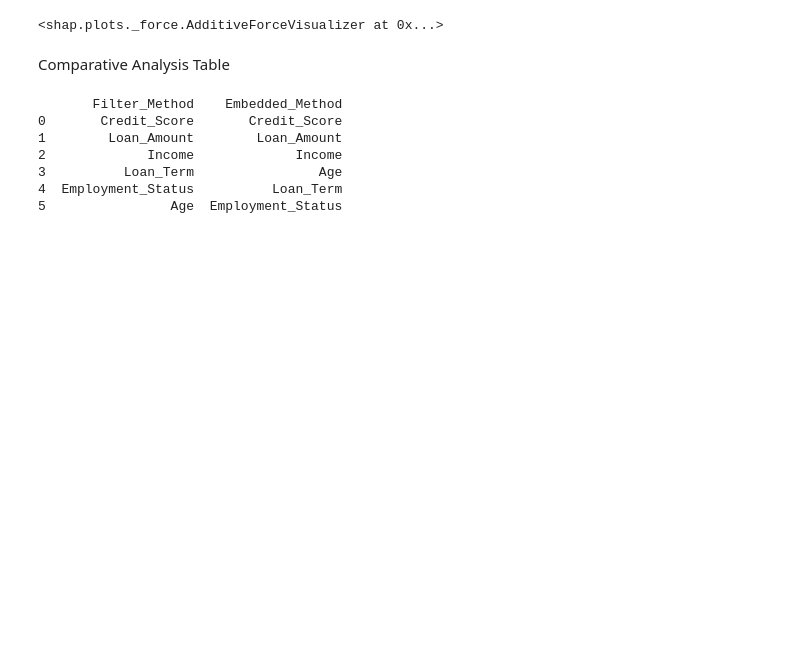
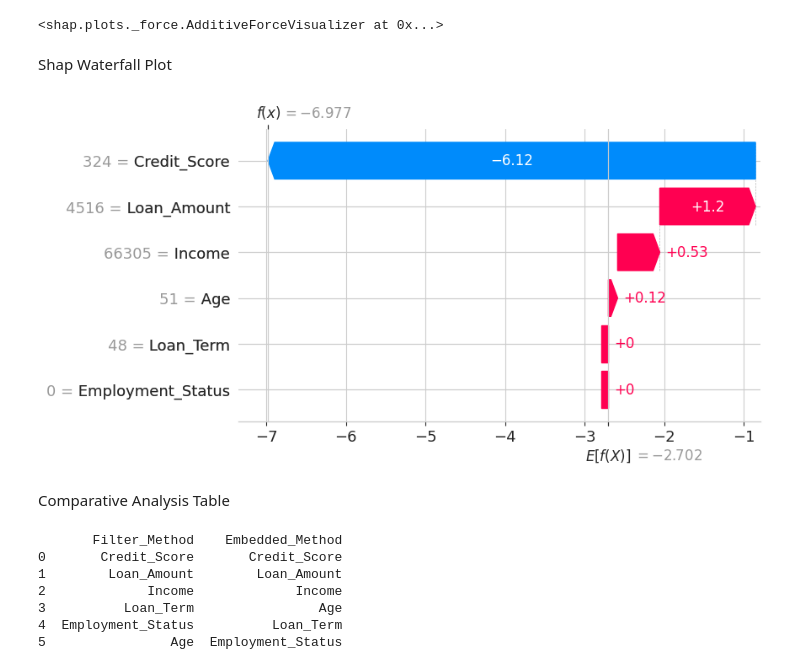
Before and after one commit to Yeabebe/explainable-ai, a Jupyter notebook: loan_approval_xai_analysis.ipynb, the cells around one changed output. Saved outputs shown, nothing was run; the diff lists cells and outputs as text; code cells hidden in the pictures; blank space fills up the shorter version.

Commit message:
Add Shap Waterfall Plot

```diff
--- a/loan_approval_xai_analysis.ipynb
+++ b/loan_approval_xai_analysis.ipynb
@@ -493,6 +493,19 @@ shap.force_plot(
 # %% [output]
 [interactive output not drawn]
 <shap.plots._force.AdditiveForceVisualizer at 0x...>
+# %% [markdown]
+Shap Waterfall Plot
+# %%
+shap.plots.waterfall(
+    shap.Explanation(
+        values=shap_values[0],
+        base_values=explainer.expected_value,
+        data=X_test.iloc[0],
+        feature_names=X_test.columns
+    )
+)
+# %% [output]
+[figure, added]
 # %% [markdown]
 Comparative Analysis Table
 # %%
```
